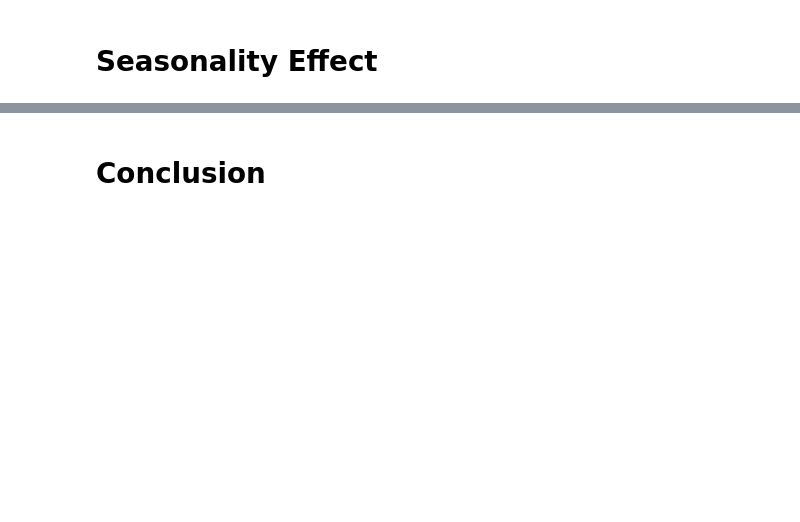
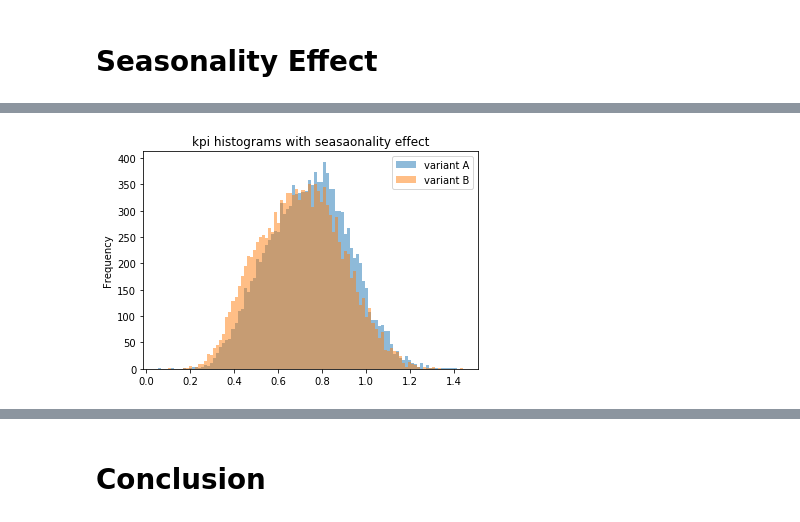
Before and after one commit to shansfolder/AB-Test-Rampup-Analysis, a Jupyter notebook: Ramp-up-Simulation.ipynb, the cells around one changed output, grey strips where cells are left out. Drawn from its saved outputs; the diff is of its cells as text; code cells hidden in the pictures; blank space fills up the shorter version.

```diff
--- a/Ramp-up-Simulation.ipynb
+++ b/Ramp-up-Simulation.ipynb
@@ -260,0 +324,16 @@ NameError: name 'add_mean_shift_over_time' is not defined
+# %%
+def add_mean_shift_over_time(data):
+    for i in range(len(data)):
+        day = data.loc[i, 'time']
+        kpi = data.loc[i, 'normal_shifted']
+        percentage_increased = seasonality_effect(day)
+        percentage_targeted = percentage_increased + 1
+        data.set_value(i, 'normal_shifted', kpi * percentage_targeted)
+    return data
+
+data_seaonality_effect = add_mean_shift_over_time(data_with_eoe)
+# %%
+to_KPI_per_variant(data_seaonality_effect).plot.hist(alpha=0.5, bins=100, title="kpi histograms with seasaonality effect")
+plt.show()
+# %% [output]
+[figure, added]
```
Also changed, not shown: parts of 32 cells of this notebook.
